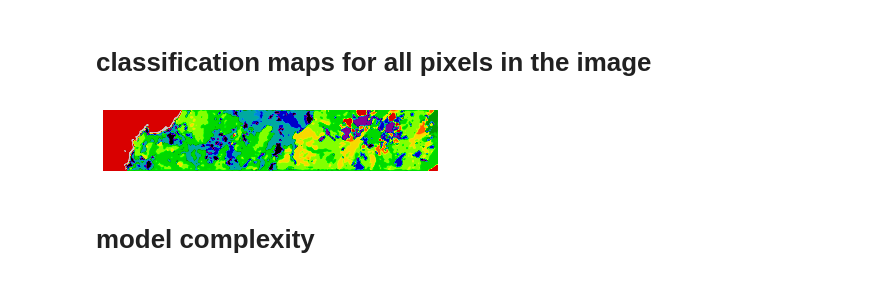
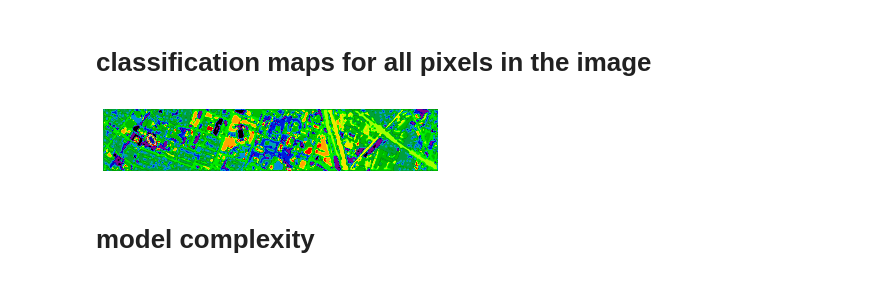
Before and after one commit to AchunLee/CLOLN_TGRS, a Jupyter notebook: CLOLN_demo.ipynb, the cells around one changed output. Drawn from its saved outputs; the diff is of its cells as text; code cells hidden in the pictures.

```diff
--- a/CLOLN_demo.ipynb
+++ b/CLOLN_demo.ipynb
@@ -54,14 +54,18 @@ datasets = {
         'Dioni':{
             'img': 'Dioni.mat', # ori_data
             'gt': 'Dioni_gt_out68.mat'# map
+        },
+        'MUUFL':{
+            'img': 'MUUFL.mat', # data
+            'gt': 'MUUFL_gt.mat'# labels
         }
 }
-dataset_name='Dioni'
+dataset_name='houston2013'
 dataset=datasets[dataset_name]
-folder = './Datasets/'
-img = io.loadmat(folder+dataset['img'])['ori_data']
+folder =  './Datasets/'
+img = io.loadmat(folder+dataset['img'])['houston2013']
 
 img= (img - np.min(img))/(np.max(img)-np.min(img))
 print(type(img),img.shape)
-gt = io.loadmat(folder + dataset['gt'])['map']
+gt = io.loadmat(folder + dataset['gt'])['DFC2013_gt']
 # %% [output]
@@ -93,7 +97,7 @@ test_gt = np.zeros_like(gt)
 val_gt = np.zeros_like(gt)
 print('train_gt: ',type(train_gt),train_gt.shape)
 
-train_indices, test_indices = sklearn.model_selection.train_test_split(X, train_size=0.03, random_state=12,stratify=y)
+train_indices, test_indices = sklearn.model_selection.train_test_split(X, train_size=0.05, random_state=12,stratify=y)
 
 val_size = len(train_indices)
 val_indices = test_indices[-val_size:]
@@ -480,33 +484,32 @@ all_map_loader = torch.utils.data.DataLoader(all_dataset,
 
 number = 0
 correct = 0
 predicts = np.zeros((0))
 targets = np.zeros((0))
 indicesX = []
 indicesY = []
 with torch.no_grad():
     for iter_, (data, target,x,y) in enumerate(all_map_loader):
         data, target = data.to(device), target.to(device)
         base_net.eval()
         output = base_net(data)
         _, predict = torch.max(output.data, 1)
         predict = predict.cpu().numpy()
         target = target.cpu().numpy()
         predicts = np.append(predicts, predict)
         targets = np.append(targets, target)
         indicesX.extend(x.cpu().numpy().tolist())
         indicesY.extend(y.cpu().numpy().tolist())
 
 predicts = predicts.tolist()
 X = np.array(indicesX)
 Y = np.array(indicesY)
 test_img = gt
 predicts_cor = [i+1 for i in predicts]
 test_img[X[:], Y[:]] = np.array(predicts_cor)
 plt.imshow(test_img, cmap='nipy_spectral')
 plt.axis('off')
-# plt.title("epoch:{}".format(epoch))
 plt.show()
-# io.savemat( dataset_name + '_classmap.mat', {"classes_map": test_img})
+io.savemat( dataset_name + '_CLOLN_classmap.mat', {"classes_map": test_img})
 # %% [output]
-[figure, old version]
+[figure, new version]
```
Also changed, not shown: parts of 6 cells of this notebook.
